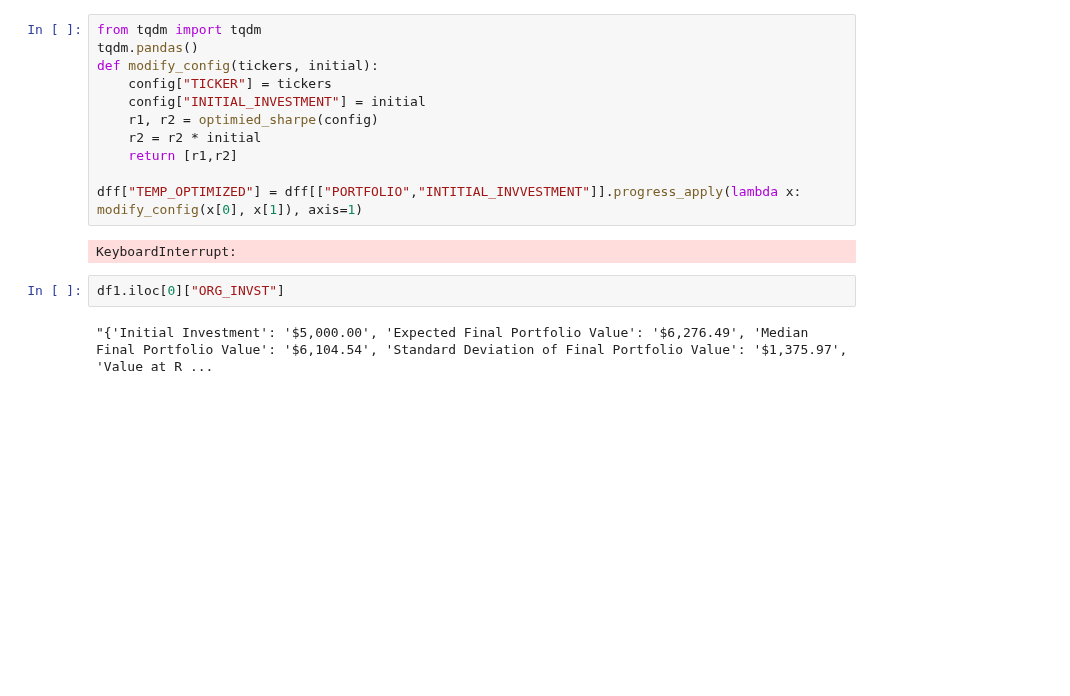
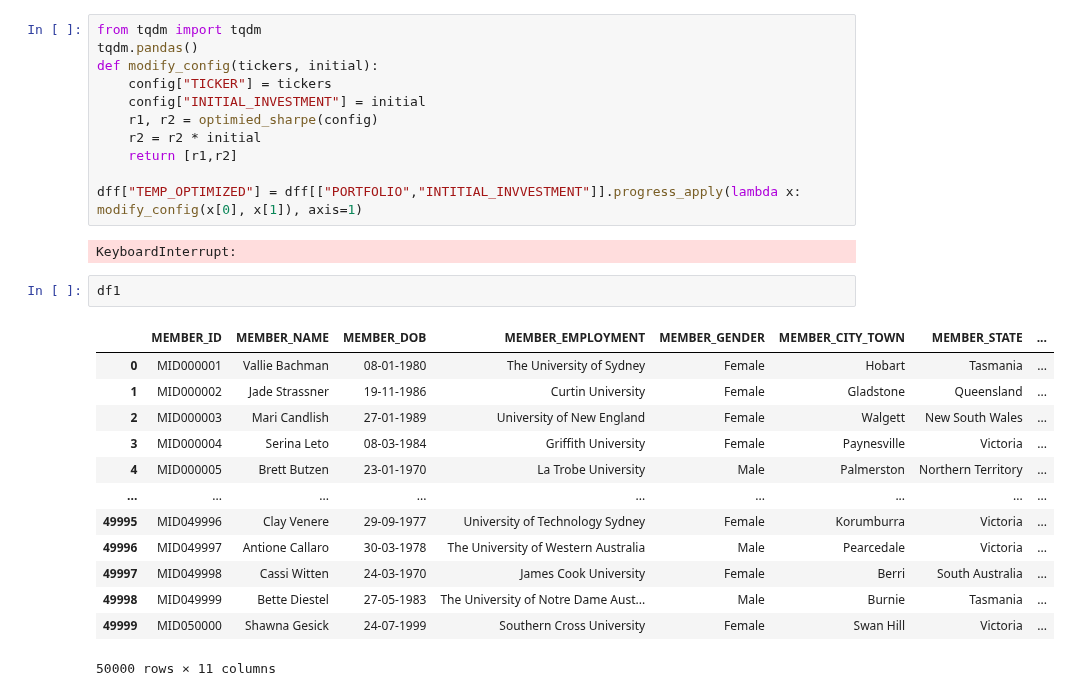
Before and after one commit to mhs10031990/BFS_PORT_OPTIM_Repo, a Jupyter notebook: main.ipynb, the cells around one changed output. Saved outputs shown, nothing was run; the diff lists cells and outputs as text; blank space fills up the shorter version.

```diff
--- a/main.ipynb
+++ b/main.ipynb
@@ -311,6 +311,18 @@ dff["TEMP_OPTIMIZED"] = dff[["PORTFOLIO","INTITIAL_INVVESTMENT"]].progress_apply
 # %% [output]
 KeyboardInterrupt:
 # %%
-df1.iloc[0]["ORG_INVST"]
+df1
 # %% [output]
+|  | MEMBER_ID | MEMBER_NAME | MEMBER_DOB | MEMBER_EMPLOYMENT | MEMBER_GENDER | MEMBER_CITY_TOWN | MEMBER_STATE | ... |
+| 0 | MID000001 | Vallie Bachman | 08-01-1980 | The University of Sydney | Female | Hobart | Tasmania | ... |
+| 1 | MID000002 | Jade Strassner | 19-11-1986 | Curtin University | Female | Gladstone | Queensland | ... |
+| 2 | MID000003 | Mari Candlish | 27-01-1989 | University of New England | Female | Walgett | New South Wales | ... |
+| 3 | MID000004 | Serina Leto | 08-03-1984 | Griffith University | Female | Paynesville | Victoria | ... |
+| 4 | MID000005 | Brett Butzen | 23-01-1970 | La Trobe University | Male | Palmerston | Northern Territory | ... |
+| ... | ... | ... | ... | ... | ... | ... | ... | ... |
+| 49995 | MID049996 | Clay Venere | 29-09-1977 | University of Technology Sydney | Female | Korumburra | Victoria | ... |
+| 49996 | MID049997 | Antione Callaro | 30-03-1978 | The University of Western Australia | Male | Pearcedale | Victoria | ... |
+| 49997 | MID049998 | Cassi Witten | 24-03-1970 | James Cook University | Female | Berri | South Australia | ... |
+| 49998 | MID049999 | Bette Diestel | 27-05-1983 | The University of Notre Dame Aust... | Male | Burnie | Tasmania | ... |
+| 49999 | MID050000 | Shawna Gesick | 24-07-1999 | Southern Cross University | Female | Swan Hill | Victoria | ... |
-"{'Initial Investment': '$5,000.00', 'Expected Final Portfolio Value': '$6,276.49', 'Median Final Portfolio Value': '$6,104.54', 'Standard Deviation of Final Portfolio Value': '$1,375.97', 'Value at R ...
+50000 rows × 11 columns
```
